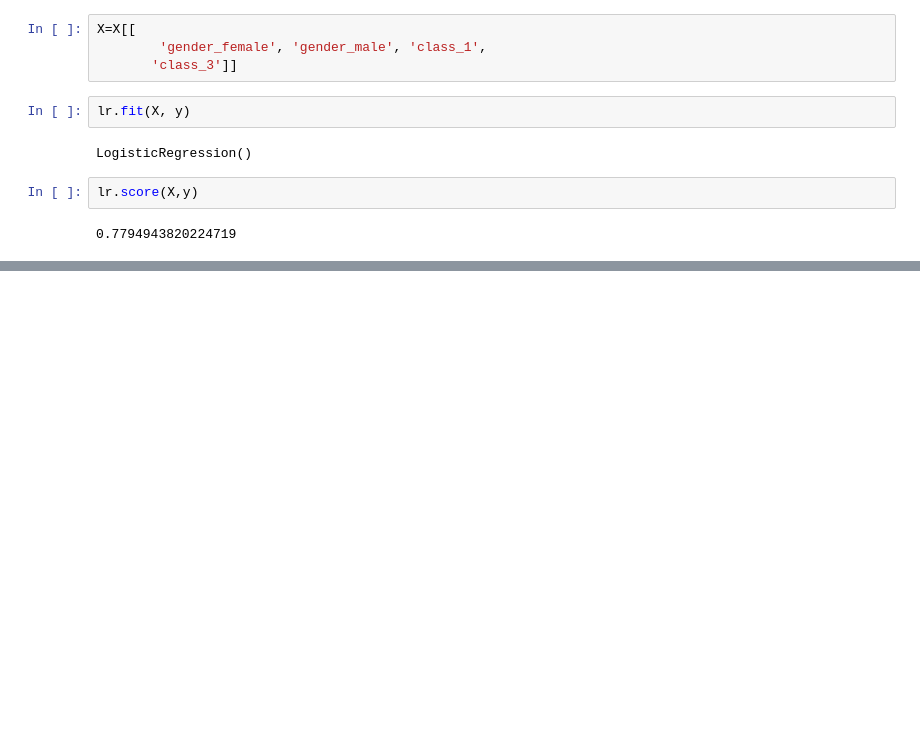
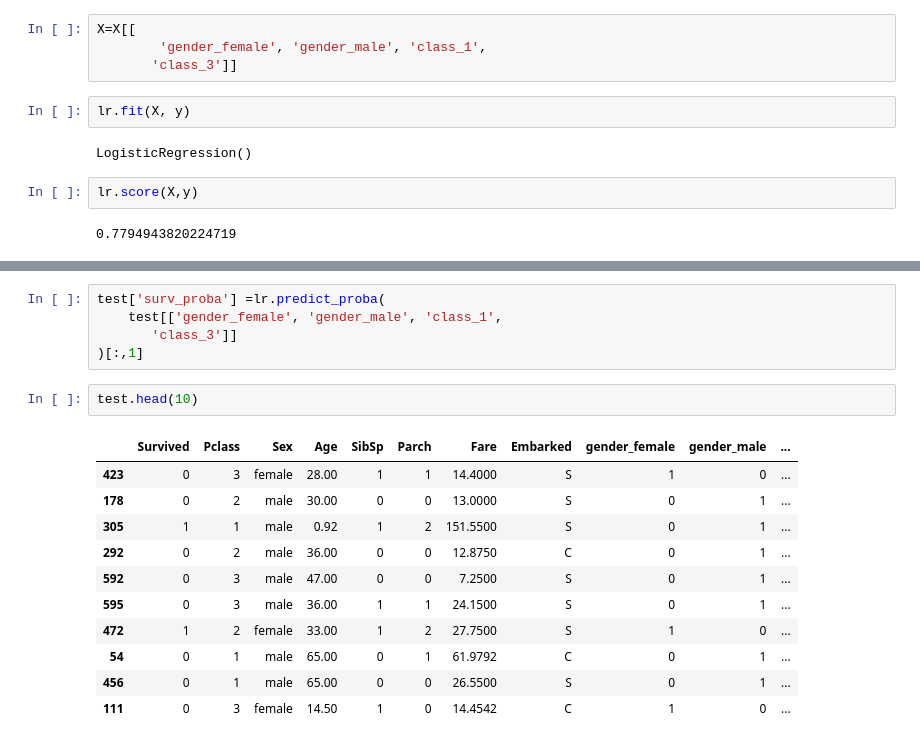
Before and after one commit to afoone/caipc-laberit-oct2022, a Jupyter notebook: 10 Regresión logística.ipynb, the cells around one changed output, grey strips where cells are left out. Cells and saved outputs as stored; diff of their text form; blank space fills up the shorter version.

```diff
--- a/10 Regresión logística.ipynb
+++ b/10 Regresión logística.ipynb
@@ -184,0 +231,19 @@ lr.score(X,y)
+# %%
+test['surv_proba'] =lr.predict_proba(
+    test[['gender_female', 'gender_male', 'class_1',
+       'class_3']]
+)[:,1]
+# %%
+test.head(10)
+# %% [output]
+|  | Survived | Pclass | Sex | Age | SibSp | Parch | Fare | Embarked | gender_female | gender_male | ... |
+| 423 | 0 | 3 | female | 28.00 | 1 | 1 | 14.4000 | S | 1 | 0 | ... |
+| 178 | 0 | 2 | male | 30.00 | 0 | 0 | 13.0000 | S | 0 | 1 | ... |
+| 305 | 1 | 1 | male | 0.92 | 1 | 2 | 151.5500 | S | 0 | 1 | ... |
+| 292 | 0 | 2 | male | 36.00 | 0 | 0 | 12.8750 | C | 0 | 1 | ... |
+| 592 | 0 | 3 | male | 47.00 | 0 | 0 | 7.2500 | S | 0 | 1 | ... |
+| 595 | 0 | 3 | male | 36.00 | 1 | 1 | 24.1500 | S | 0 | 1 | ... |
+| 472 | 1 | 2 | female | 33.00 | 1 | 2 | 27.7500 | S | 1 | 0 | ... |
+| 54 | 0 | 1 | male | 65.00 | 0 | 1 | 61.9792 | C | 0 | 1 | ... |
+| 456 | 0 | 1 | male | 65.00 | 0 | 0 | 26.5500 | S | 0 | 1 | ... |
+| 111 | 0 | 3 | female | 14.50 | 1 | 0 | 14.4542 | C | 1 | 0 | ... |
```
Also changed, not shown: parts of 18 cells of this notebook, 3 other files.
